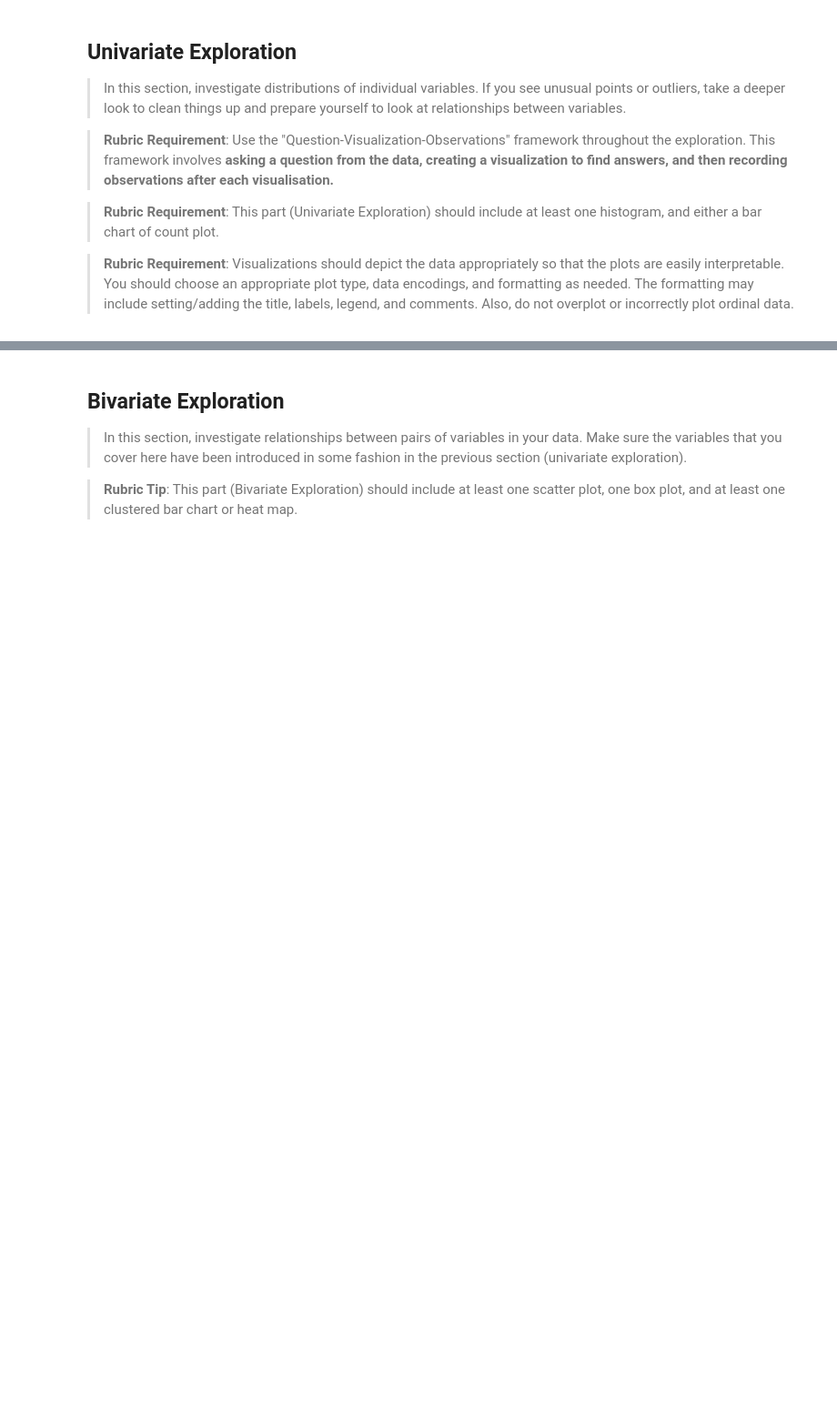
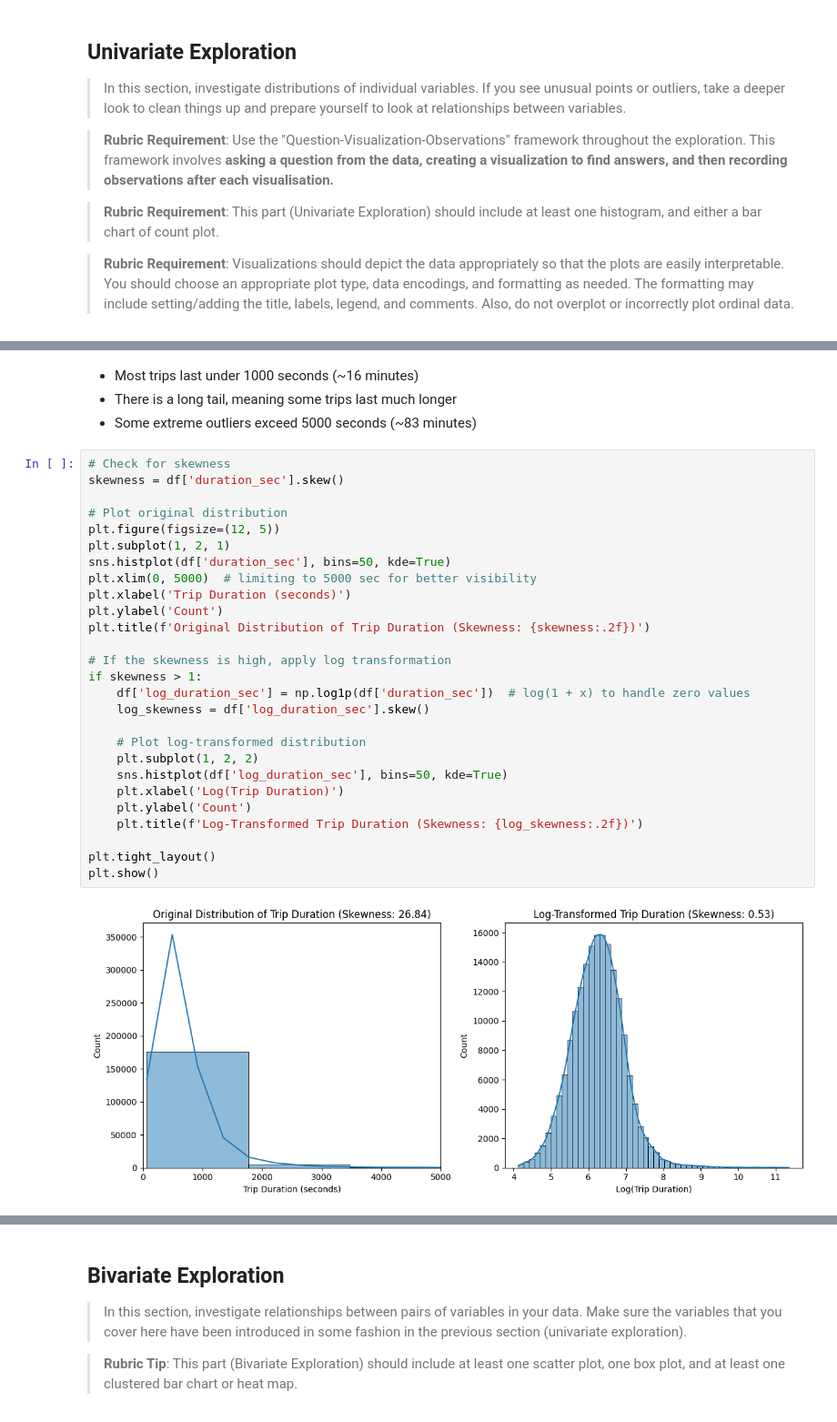
Before and after one commit to AmmarYasserAI-2/Communicate-Data-Findings, a Jupyter notebook: notebooks/01_exploratory_analysis.ipynb, the cells around one changed output, grey strips where cells are left out. Shown at 91% size. Cells and saved outputs as stored; diff of their text form; blank space fills up the shorter version.

```diff
--- a/notebooks/01_exploratory_analysis.ipynb
+++ b/notebooks/01_exploratory_analysis.ipynb
@@ -65,0 +231,33 @@ import seaborn as sns
+# %% [markdown]
+- Most trips last under 1000 seconds (~16 minutes)
+- There is a long tail, meaning some trips last much longer
+- Some extreme outliers exceed 5000 seconds (~83 minutes)
+# %%
+# Check for skewness
+skewness = df['duration_sec'].skew()
+
+# Plot original distribution
+plt.figure(figsize=(12, 5))
+plt.subplot(1, 2, 1)
+sns.histplot(df['duration_sec'], bins=50, kde=True)
+plt.xlim(0, 5000)  # limiting to 5000 sec for better visibility
+plt.xlabel('Trip Duration (seconds)')
+plt.ylabel('Count')
+plt.title(f'Original Distribution of Trip Duration (Skewness: {skewness:.2f})')
+
+# If the skewness is high, apply log transformation
+if skewness > 1:
+    df['log_duration_sec'] = np.log1p(df['duration_sec'])  # log(1 + x) to handle zero values
+    log_skewness = df['log_duration_sec'].skew()
+
+    # Plot log-transformed distribution
+    plt.subplot(1, 2, 2)
+    sns.histplot(df['log_duration_sec'], bins=50, kde=True)
+    plt.xlabel('Log(Trip Duration)')
+    plt.ylabel('Count')
+    plt.title(f'Log-Transformed Trip Duration (Skewness: {log_skewness:.2f})')
+
+plt.tight_layout()
+plt.show()
+# %% [output]
+[figure, added]
```
Also changed, not shown: parts of 41 cells of this notebook, 1 other file.
